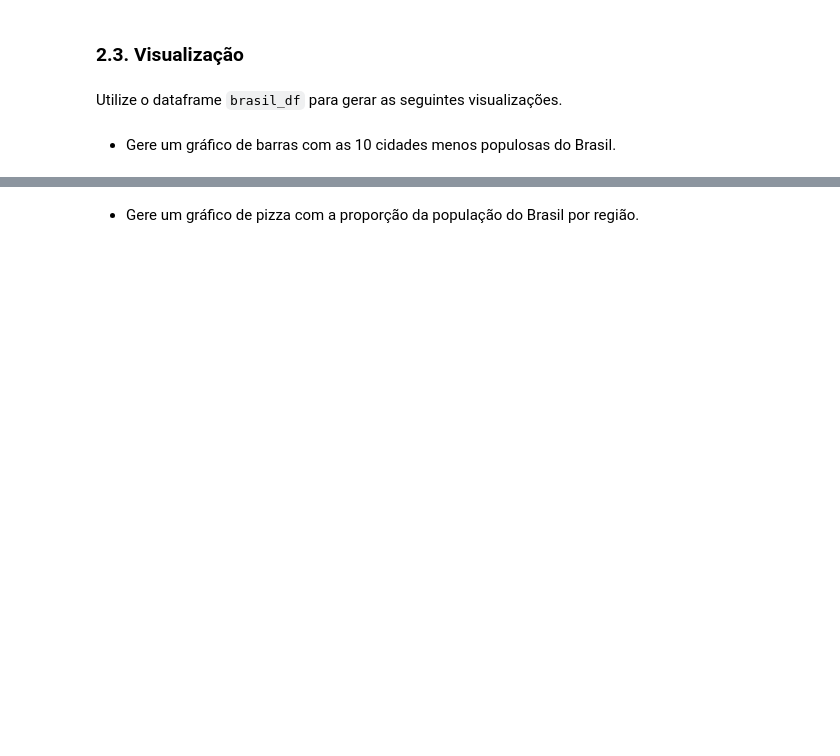
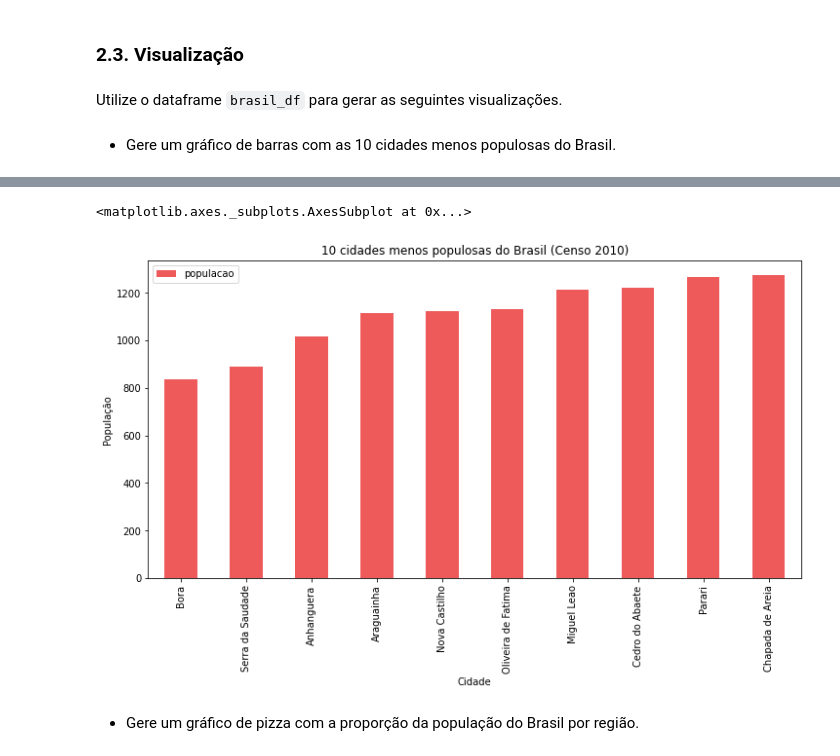
Before and after one commit to anamilanezi/ebac-dados, a Jupyter notebook: exercicios/em13-data-wrangling-II.ipynb, the cells around one changed output, grey strips where cells are left out. Saved outputs shown, nothing was run; the diff lists cells and outputs as text; code cells hidden in the pictures; blank space fills up the shorter version.

```diff
--- a/exercicios/em13-data-wrangling-II.ipynb
+++ b/exercicios/em13-data-wrangling-II.ipynb
@@ -375,0 +372,4 @@ Utilize o dataframe `brasil_df` para gerar as seguintes visualizações.
+# %%
+# cidades_menos_populosas = brasil_df.sort_values(by=['populacao'], ascending=True)
+# cidades_menos_populosas = cidades_menos_populosas[['cidade', 'estado', 'populacao']].head(10)
+cidades_menos_populosas = brasil_df[['cidade', 'estado', 'populacao']].sort_values(by=['populacao'], ascending=True).head(10)
@@ -376,2 +390,14 @@ Utilize o dataframe `brasil_df` para gerar as seguintes visualizações.
+# %%
+cidades_menos_populosas.plot.bar(x="cidade",
+                                 y="populacao",
+                                 figsize=(12, 6),
+                                 ylabel="População",
+                                 xlabel="Cidade",
+                                 title="10 cidades menos populosas do Brasil (Censo 2010)",
+                                 legend=True,
+                                 color="#ee5a5a")
+# %% [output]
+<matplotlib.axes._subplots.AxesSubplot at 0x...>
+[figure, added]
 # %% [markdown]
  - Gere um gráfico de pizza com a proporção da população do Brasil por região.
```
Also changed, not shown: parts of 11 cells of this notebook.
